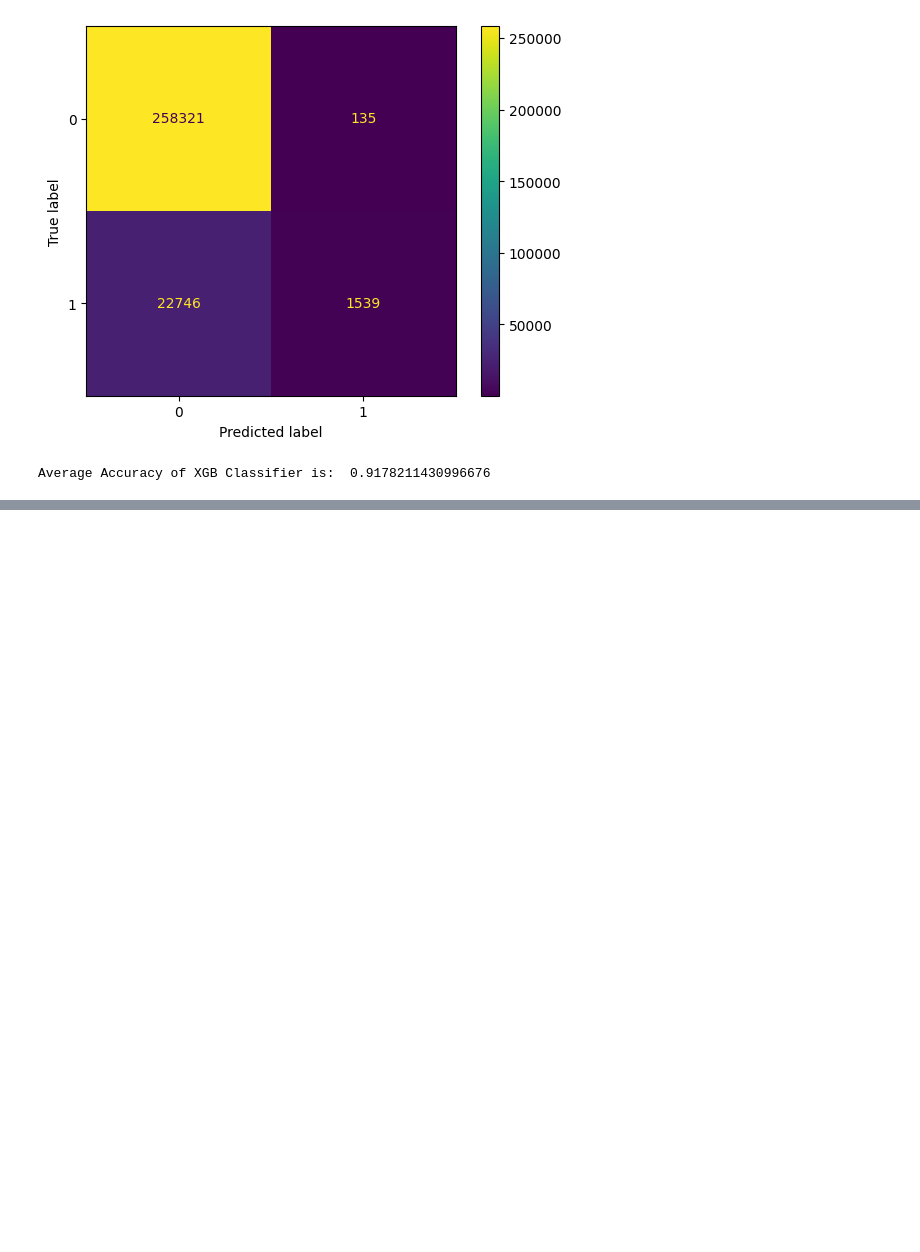
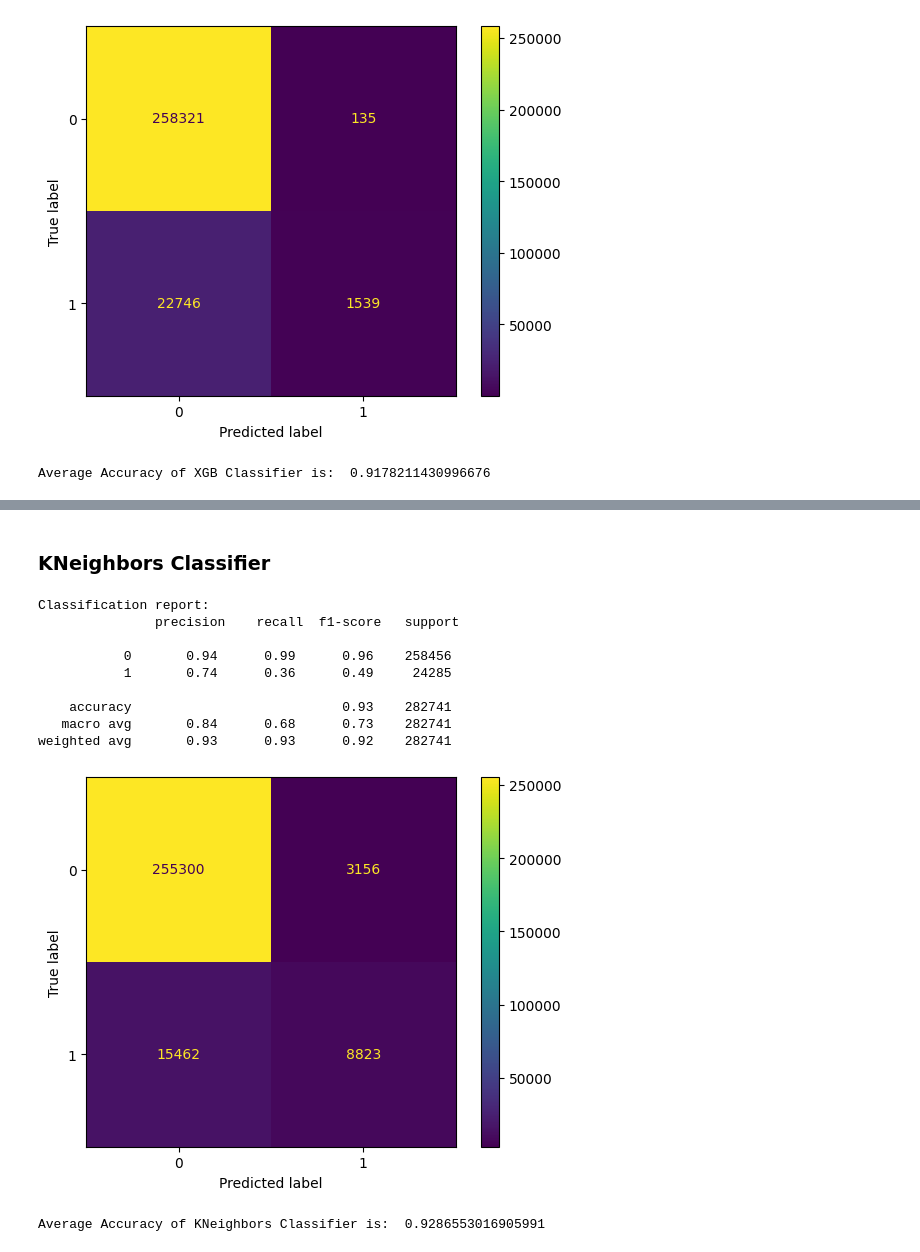
Before and after one commit to CR-Digital-Innovation/loan-default-prediction, a Jupyter notebook: notebooks/model_experimentation.ipynb, the cells around one changed output, grey strips where cells are left out. Cells and saved outputs as stored; diff of their text form; code cells hidden in the pictures; blank space fills up the shorter version.

```diff
--- a/notebooks/model_experimentation.ipynb
+++ b/notebooks/model_experimentation.ipynb
@@ -75,0 +151,21 @@ Accuracy on val set: 0.9141652607863734
+# %% [markdown]
+### KNeighbors Classifier
+# %%
+from sklearn.neighbors import KNeighborsClassifier
+
+knn_classifier = KNeighborsClassifier()
+knn_metrics = fit_and_evaluate(knn_classifier)
+
+print("Average Accuracy of KNeighbors Classifier is: ", knn_metrics)
+# %% [output]
+Classification report:
+               precision    recall  f1-score   support
+
+           0       0.94      0.99      0.96    258456
+           1       0.74      0.36      0.49     24285
+
+    accuracy                           0.93    282741
+   macro avg       0.84      0.68      0.73    282741
+weighted avg       0.93      0.93      0.92    282741
+[figure, added]
+Average Accuracy of KNeighbors Classifier is:  0.9286553016905991
```
Also changed, not shown: parts of 11 cells of this notebook.
